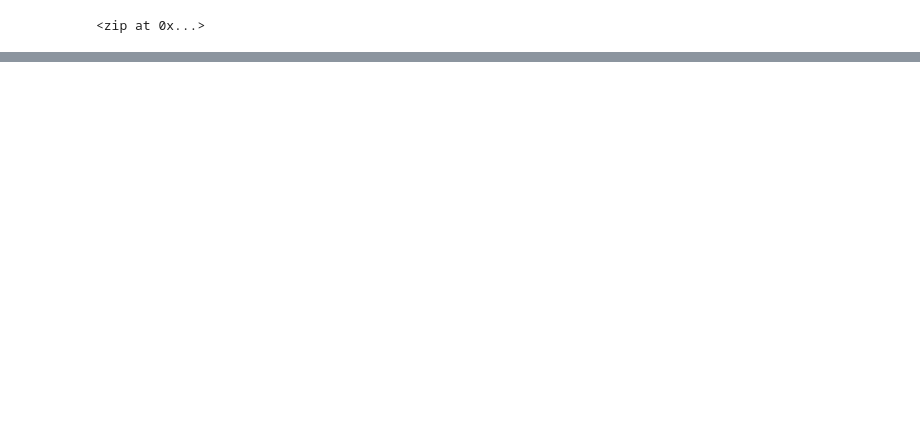
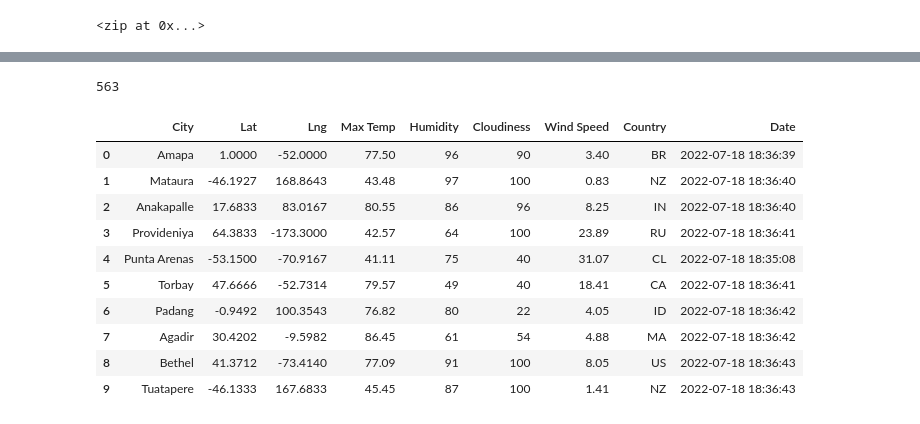
Before and after one commit to josephrodini/World_Weather_Analysis, a Jupyter notebook: WeatherPy.ipynb, the cells around one changed output, grey strips where cells are left out. Cells and saved outputs as stored; diff of their text form; code cells hidden in the pictures; blank space fills up the shorter version.

```diff
--- a/WeatherPy.ipynb
+++ b/WeatherPy.ipynb
@@ -54,0 +147,20 @@ len(cities)
+# %%
+len(city_data)
+# %% [output]
+563
+# %%
+# Convert the array of dictionaries to a Pandas DataFrame.
+city_data_df = pd.DataFrame(city_data)
+city_data_df.head(10)
+# %% [output]
+|  | City | Lat | Lng | Max Temp | Humidity | Cloudiness | Wind Speed | Country | Date |
+| 0 | Amapa | 1.0000 | -52.0000 | 77.50 | 96 | 90 | 3.40 | BR | 2022-07-18 18:36:39 |
+| 1 | Mataura | -46.1927 | 168.8643 | 43.48 | 97 | 100 | 0.83 | NZ | 2022-07-18 18:36:40 |
+| 2 | Anakapalle | 17.6833 | 83.0167 | 80.55 | 86 | 96 | 8.25 | IN | 2022-07-18 18:36:40 |
+| 3 | Provideniya | 64.3833 | -173.3000 | 42.57 | 64 | 100 | 23.89 | RU | 2022-07-18 18:36:41 |
+| 4 | Punta Arenas | -53.1500 | -70.9167 | 41.11 | 75 | 40 | 31.07 | CL | 2022-07-18 18:35:08 |
+| 5 | Torbay | 47.6666 | -52.7314 | 79.57 | 49 | 40 | 18.41 | CA | 2022-07-18 18:36:41 |
+| 6 | Padang | -0.9492 | 100.3543 | 76.82 | 80 | 22 | 4.05 | ID | 2022-07-18 18:36:42 |
+| 7 | Agadir | 30.4202 | -9.5982 | 86.45 | 61 | 54 | 4.88 | MA | 2022-07-18 18:36:42 |
+| 8 | Bethel | 41.3712 | -73.4140 | 77.09 | 91 | 100 | 8.05 | US | 2022-07-18 18:36:43 |
+| 9 | Tuatapere | -46.1333 | 167.6833 | 45.45 | 87 | 100 | 1.41 | NZ | 2022-07-18 18:36:43 |
```
Also changed, not shown: parts of 7 cells of this notebook, 4 other files.
